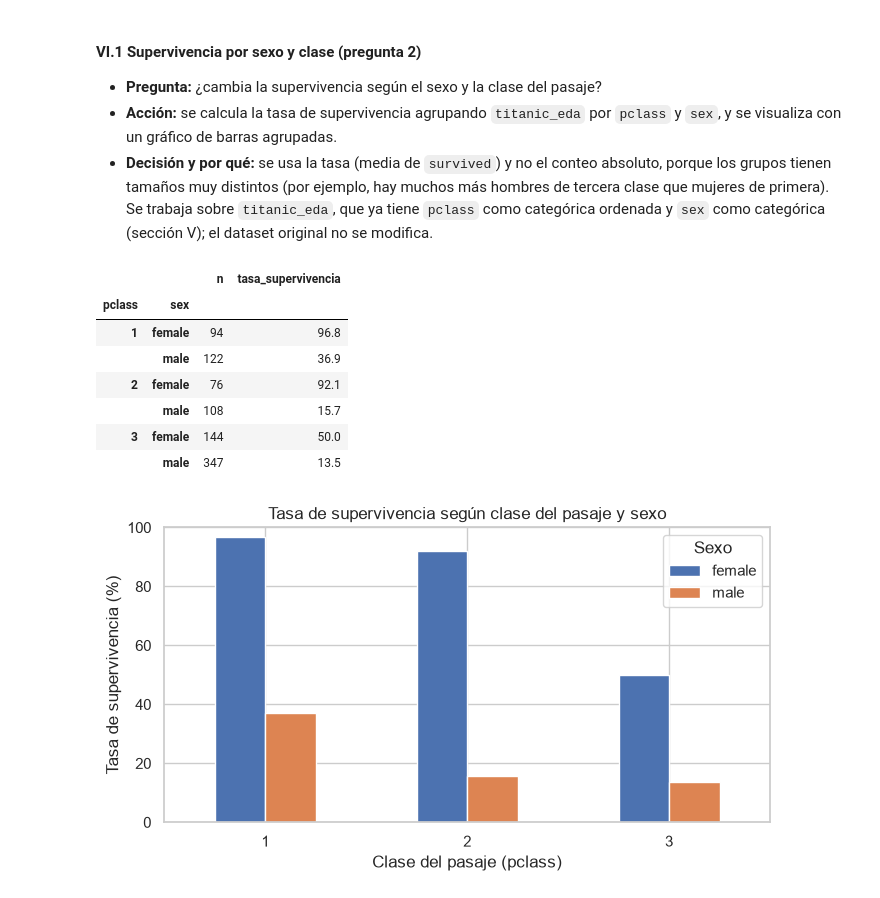
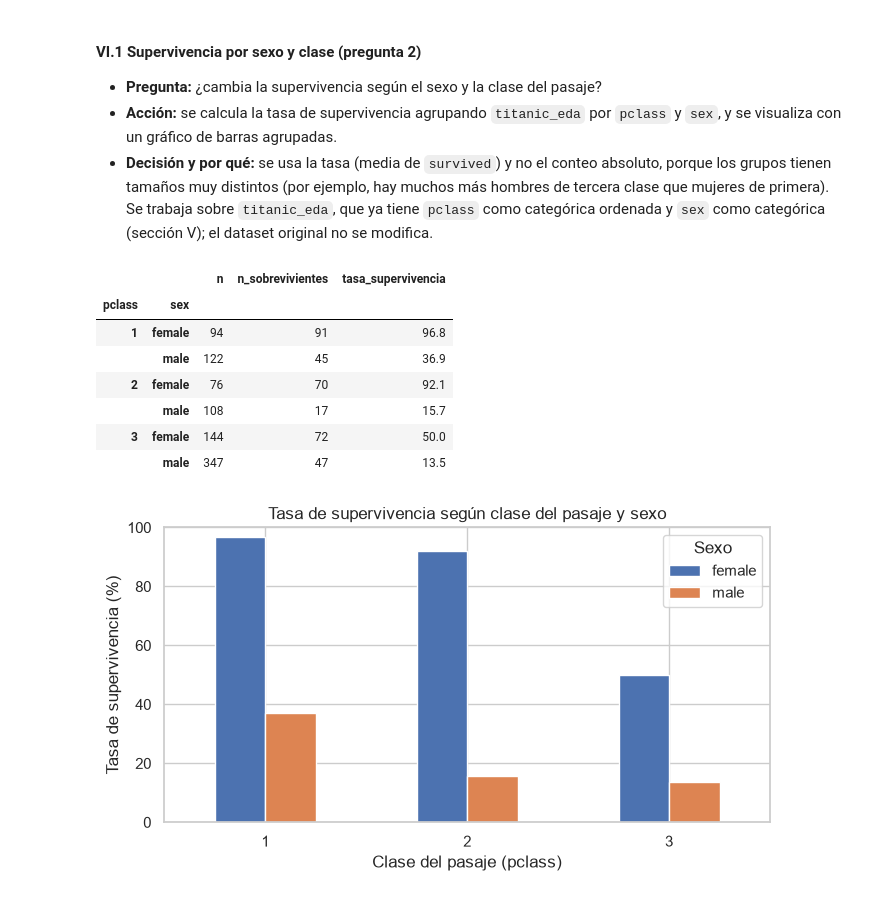
Before and after one commit to fdiaztoro/proyecto-grupo4-mcdi503, a Jupyter notebook: notebooks/mcdi503_f1_sumativo_grupo4.ipynb, the cells around one changed output. Drawn from its saved outputs; the diff is of its cells as text; code cells hidden in the pictures.

Commit message:
Completa notebook e informe de la Sumativa 1

```diff
--- a/notebooks/mcdi503_f1_sumativo_grupo4.ipynb
+++ b/notebooks/mcdi503_f1_sumativo_grupo4.ipynb
@@ -77,20 +77,33 @@ Semilla   : 42
 # %%
-import io, hashlib
+import hashlib
+import io
 from pathlib import Path
+from urllib.error import URLError
+from urllib.request import urlopen
 
-RUTA_DATOS = Path("../data/raw/titanic.csv")
+URL_DATOS = "https://raw.githubusercontent.com/mwaskom/seaborn-data/master/titanic.csv"
+RUTA_DATOS = Path("data/raw/titanic.csv")
+if Path.cwd().name == "notebooks":
+    RUTA_DATOS = Path("..") / RUTA_DATOS
 SHA256_ESPERADO = "81787d320d7f7b03df935e91de8bd19e11d45c5bbcab86ef4d4a76dc91b7d4f2"
 
-if RUTA_DATOS.exists():
+if RUTA_DATOS.is_file():
     contenido = RUTA_DATOS.read_bytes()
     fuente = f"copia local ({RUTA_DATOS.name})"
 else:
-    # Respaldo: sin copia local (por ejemplo, otro equipo) se carga desde seaborn-data.
-    contenido = sns.load_dataset("titanic").to_csv(index=False).encode("utf-8")
-    fuente = "seaborn (sns.load_dataset), respaldo"
+    try:
+        with urlopen(URL_DATOS, timeout=20) as respuesta:
+            contenido = respuesta.read()
+    except (URLError, TimeoutError) as error:
+        raise RuntimeError(
+            "No se pudo descargar el CSV original. Comprueba la conexión o "
+            f"coloca la copia de referencia en {RUTA_DATOS}."
+        ) from error
+    fuente = "descarga directa de seaborn-data"
 
 sha256 = hashlib.sha256(contenido).hexdigest()
-assert sha256 == SHA256_ESPERADO, "Los datos no coinciden con la versión de referencia del grupo."
+if sha256 != SHA256_ESPERADO:
+    raise ValueError(f"El CSV de {fuente} difiere de la referencia. SHA-256 obtenido: {sha256}")
 
 titanic = pd.read_csv(io.BytesIO(contenido))
 print("Fuente       :", fuente)
@@ -464,19 +550,19 @@ Tasa de supervivencia según disponibilidad del dato:
 # %%
 tasa_sexo_clase = (
     titanic_eda.groupby(["pclass", "sex"], observed=True)["survived"]
-    .agg(n="size", tasa_supervivencia="mean")
+    .agg(n="size", n_sobrevivientes="sum", tasa_supervivencia="mean")
 )
 tasa_sexo_clase["tasa_supervivencia"] = (tasa_sexo_clase["tasa_supervivencia"] * 100).round(1)
 tasa_sexo_clase
 # %% [output]
-|  |  | n | tasa_supervivencia |
-| pclass | sex |  |  |
-| 1 | female | 94 | 96.8 |
-|  | male | 122 | 36.9 |
-| 2 | female | 76 | 92.1 |
-|  | male | 108 | 15.7 |
-| 3 | female | 144 | 50.0 |
-|  | male | 347 | 13.5 |
+|  |  | n | n_sobrevivientes | tasa_supervivencia |
+| pclass | sex |  |  |  |
+| 1 | female | 94 | 91 | 96.8 |
+|  | male | 122 | 45 | 36.9 |
+| 2 | female | 76 | 70 | 92.1 |
+|  | male | 108 | 17 | 15.7 |
+| 3 | female | 144 | 72 | 50.0 |
+|  | male | 347 | 47 | 13.5 |
 # %%
 tabla_plot = tasa_sexo_clase["tasa_supervivencia"].unstack("sex")
 
```
Also changed, not shown: parts of 13 cells of this notebook, 3 other files.
